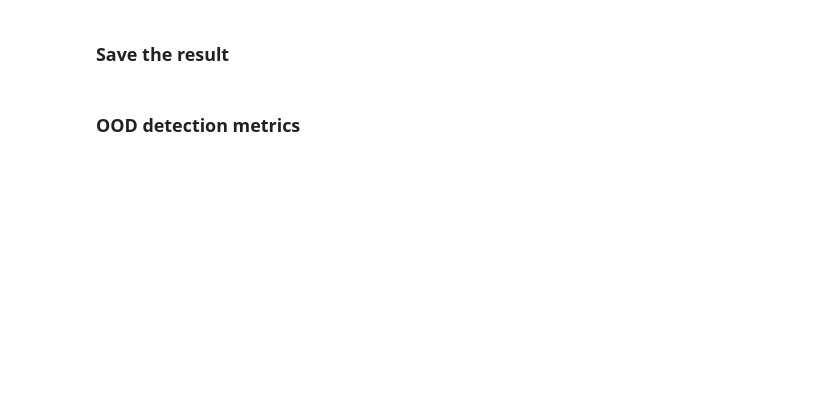
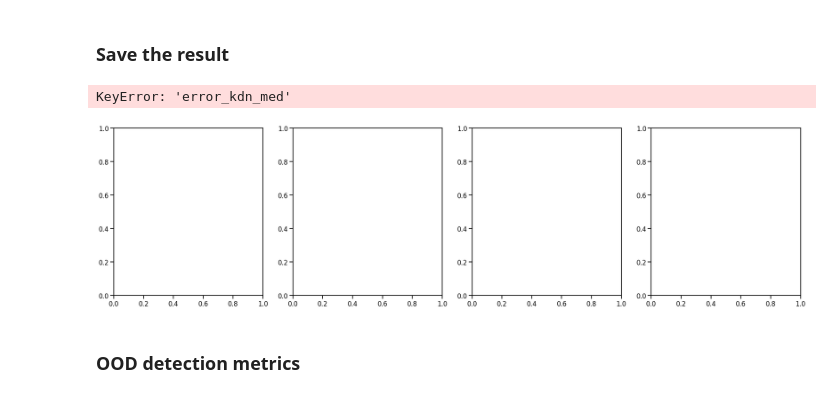
Before and after one commit to neurodata/kdg, a Jupyter notebook: benchmarks/kdn_experiments/spiral.ipynb, the cells around one changed output. Saved outputs shown, nothing was run; the diff lists cells and outputs as text; code cells hidden in the pictures; blank space fills up the shorter version.

```diff
--- a/benchmarks/kdn_experiments/spiral.ipynb
+++ b/benchmarks/kdn_experiments/spiral.ipynb
@@ -417,5 +477,5 @@ savemat(filename, df)
 # %%
-sample_size = [50, 100, 500, 1000, 5000, 10000]
+sample_size = [50, 500, 5000, 10000]
 
 sns.set_context('talk')
 fig, ax = plt.subplots(1,4, figsize=(32,8))
@@ -458,37 +518,40 @@ top_side.set_visible(False)
 
 ax[2].plot(sample_size, df['mmcIn_kdn_med'], c="r", label='KDN')
 ax[2].plot(sample_size, df['mmcIn_dn_med'], c="k", label='DN')
 
 ax[2].fill_between(sample_size, df['mmcIn_kdn_25'], df['mmcIn_kdn_75'], facecolor='r', alpha=.3)
 ax[2].fill_between(sample_size, df['mmcIn_dn_25'], df['mmcIn_dn_75'], facecolor='k', alpha=.3)
 
 ax[2].set_xscale('log')
 ax[2].set_xlabel('Sample size')
 ax[2].set_ylabel('Mean Max Confidence (In Distribution)')
 
 right_side = ax[2].spines["right"]
 right_side.set_visible(False)
 top_side = ax[2].spines["top"]
 top_side.set_visible(False)
 
 
 r = np.arange(0,10.5,.5)
-ax[3].plot(r, df['mmcOut_kdn_med'], c="r", label='KDN')
-ax[3].plot(r, df['mmcOut_dn_med'], c="k", label='DN')
+ax[3].plot(r, df_out['mmcOut_kdn_med'], c="r", label='KDN')
+ax[3].plot(r, df_out['mmcOut_dn_med'], c="k", label='DN')
 
-ax[3].fill_between(r, df['mmcOut_kdn_25'], df['mmcOut_kdn_75'], facecolor='r', alpha=.3)
-ax[3].fill_between(r, df['mmcOut_dn_25'], df['mmcOut_dn_75'], facecolor='k', alpha=.3)
+ax[3].fill_between(r, df_out['mmcOut_kdn_25'], df_out['mmcOut_kdn_75'], facecolor='r', alpha=.3)
+ax[3].fill_between(r, df_out['mmcOut_dn_25'], df_out['mmcOut_dn_75'], facecolor='k', alpha=.3)
 
 #ax[3].set_xscale('log')
 ax[3].set_xlabel('Distance')
 ax[3].set_ylabel('Mean Max Confidence')
 
 ax[3].legend(fontsize=35, frameon=False)
 
 right_side = ax[3].spines["right"]
 right_side.set_visible(False)
 top_side = ax[3].spines["top"]
 top_side.set_visible(False)
+# %% [output]
+KeyError: 'error_kdn_med'
+[figure, added]
 # %% [markdown]
 ### OOD detection metrics
 # %%
```
Also changed, not shown: parts of 10 cells of this notebook, 25 other files.
